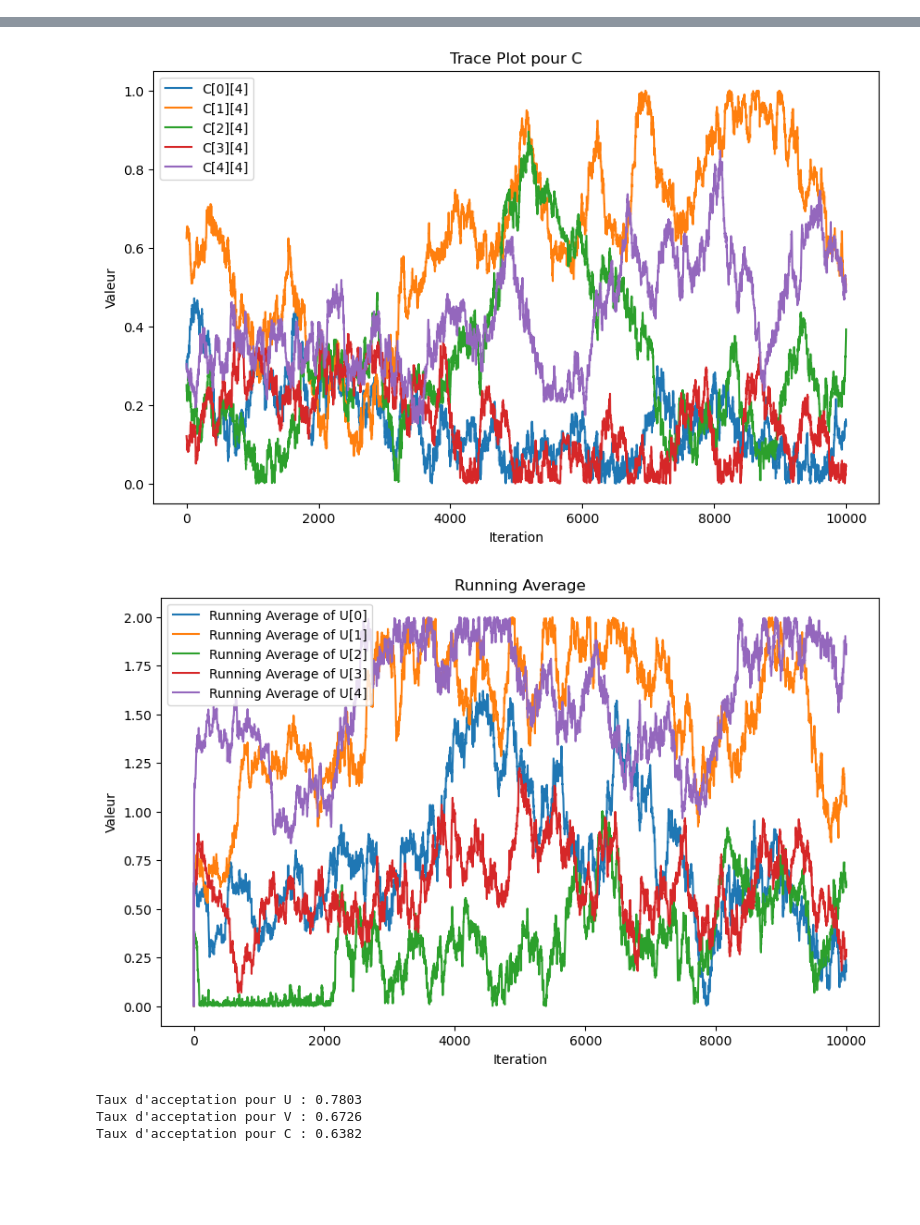
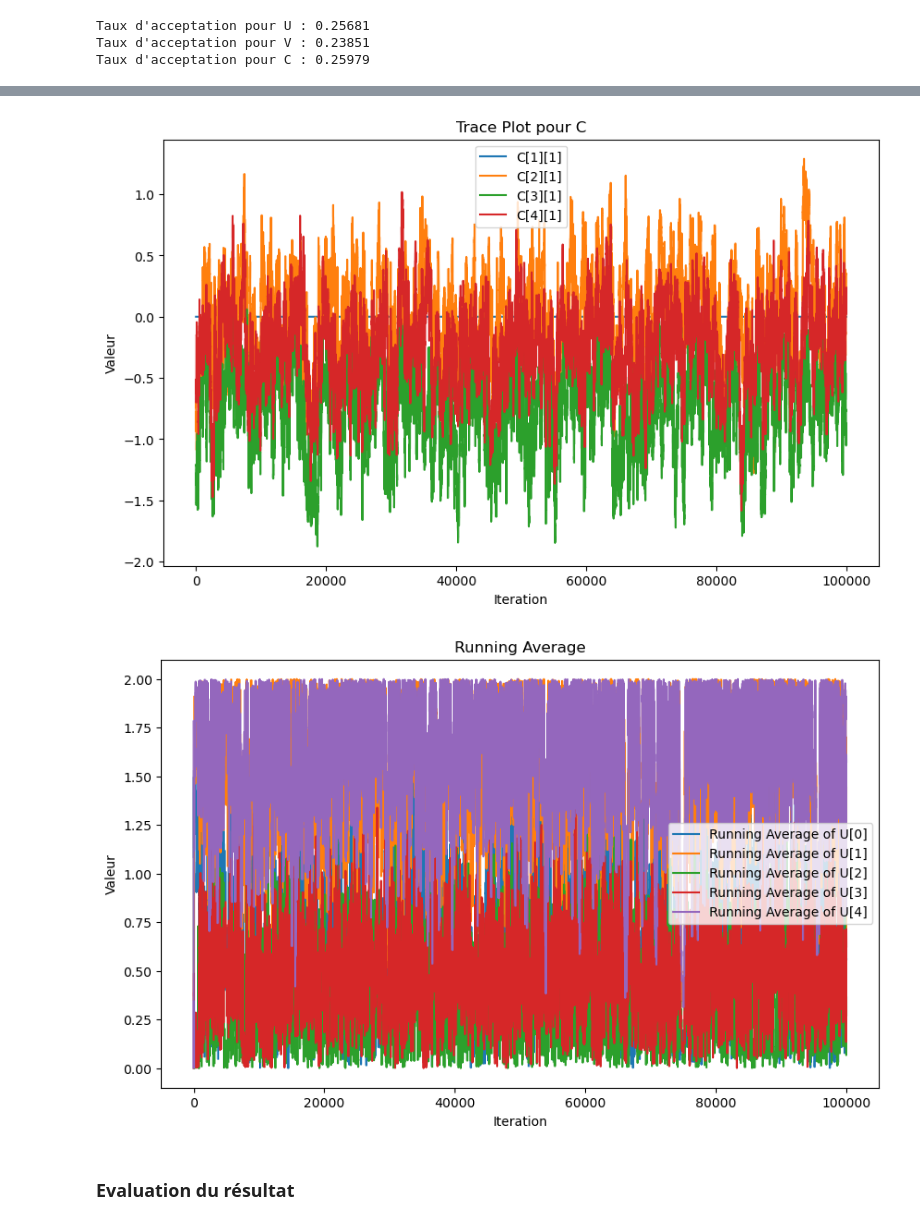
Before and after one commit to yassprogramme/Stat-App, a Jupyter notebook: codes/MH_GIBBS_simulations.ipynb, the cells around one changed output, grey strips where cells are left out. Drawn from its saved outputs; the diff is of its cells as text; code cells hidden in the pictures; blank space fills up the shorter version.

Commit message:
Modif Code GIBBS

```diff
--- a/codes/MH_GIBBS_simulations.ipynb
+++ b/codes/MH_GIBBS_simulations.ipynb
@@ -94,13 +91,35 @@ def MH_gibbs(T):
     acceptance_rate_v /= n
     acceptance_rate_C /= n
     return U, V, C, acceptance_rate_u,acceptance_rate_v,acceptance_rate_C, running_average_U,running_average_V,running_average_C
+# %%
+def f(C):
+    a=len(C)
+    D=np.zeros((a,a))
+    for i in range(a):
+        for j in range(a):
+            D[i,j]=C[i,j]+C[1,1]-C[1,j]-C[i,1]
+    return D
+# %%
+np.random.seed(123)
+T = np.random.uniform(size=(5, 5))
+
+# Simulation
+U, V, C, acceptance_rate_u,acceptance_rate_v,acceptance_rate_C, running_average_U,running_average_V,running_average_C = MH_gibbs(T)
+
+for k in range(n):
+    U[k],V[k]=histogramme(U[k]),histogramme(V[k])
+for k in range(n):
+    C[k:,:,:][0]=f(C[k:,:,:][0])
+
+
+print(f"Taux d'acceptation pour U : {acceptance_rate_u}")
+print(f"Taux d'acceptation pour V : {acceptance_rate_v}")
+print(f"Taux d'acceptation pour C : {acceptance_rate_C}")
+# %% [output]
+Taux d'acceptation pour U : 0.25681
+Taux d'acceptation pour V : 0.23851
+Taux d'acceptation pour C : 0.25979
 # %%
-np.random.seed(123)
-T = np.random.uniform(size=(5, 5))
-
-# Simulation
-U, V, C, acceptance_rate_u,acceptance_rate_v,acceptance_rate_C, running_average_U,running_average_V,running_average_C = MH_gibbs(T)
-
 # Trace plot pour U
 plt.figure(figsize=(10, 6))
 for i in range(len(U[0])):
@@ -122,8 +141,8 @@ plt.legend()
 plt.show()
 
 plt.figure(figsize=(10, 6))
-for i in range(len(C[0])):
-    plt.plot(C[:, i, 0], label=f"C[{i}][{j}]")
+for i in range(1,len(C[0])):
+    plt.plot(C[:, i, 0], label=f"C[{i}][{1}]")
 plt.title("Trace Plot pour C")
 plt.xlabel("Iteration")
 plt.ylabel("Valeur")
@@ -138,8 +157,4 @@ plt.xlabel("Iteration")
 plt.ylabel("Valeur")
 plt.legend()
 plt.show()
-
-print(f"Taux d'acceptation pour U : {acceptance_rate_u}")
-print(f"Taux d'acceptation pour V : {acceptance_rate_v}")
-print(f"Taux d'acceptation pour C : {acceptance_rate_C}")
 # %% [output]
@@ -148,5 +163,4 @@ print(f"Taux d'acceptation pour C : {acceptance_rate_C}")
-[figure, old version]
+[figure, new version]
-[figure, old version]
+[figure, new version]
-Taux d'acceptation pour U : 0.7803
-Taux d'acceptation pour V : 0.6726
-Taux d'acceptation pour C : 0.6382
+# %% [markdown]
+### Evaluation du résultat
```
Also changed, not shown: parts of 4 cells of this notebook.
